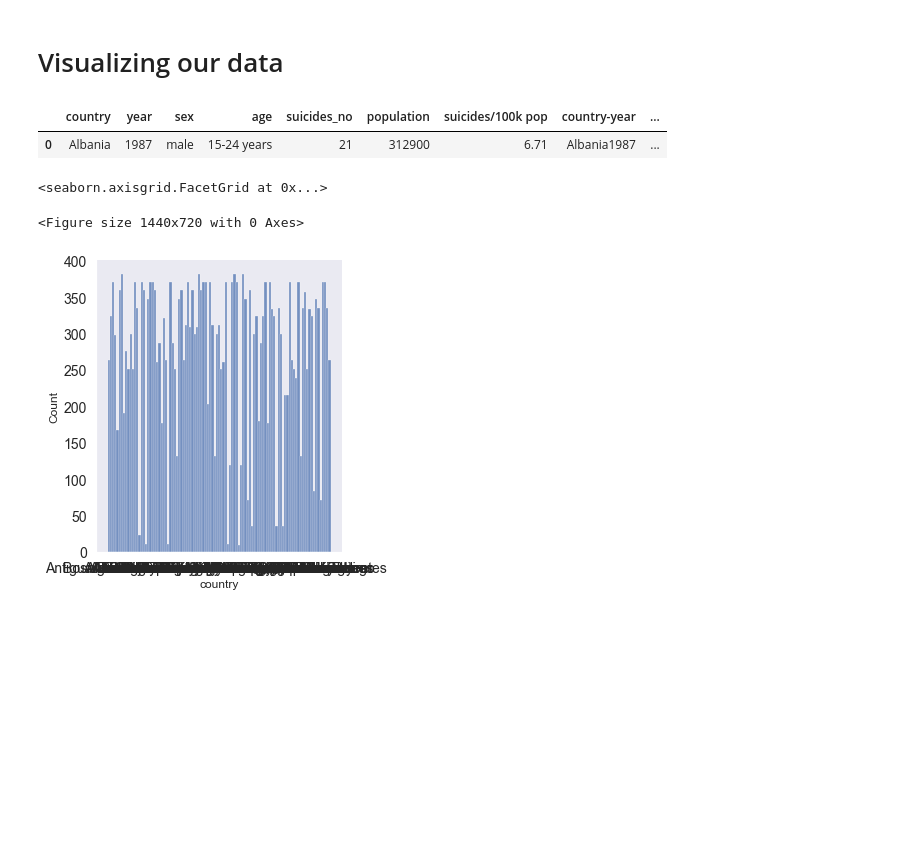
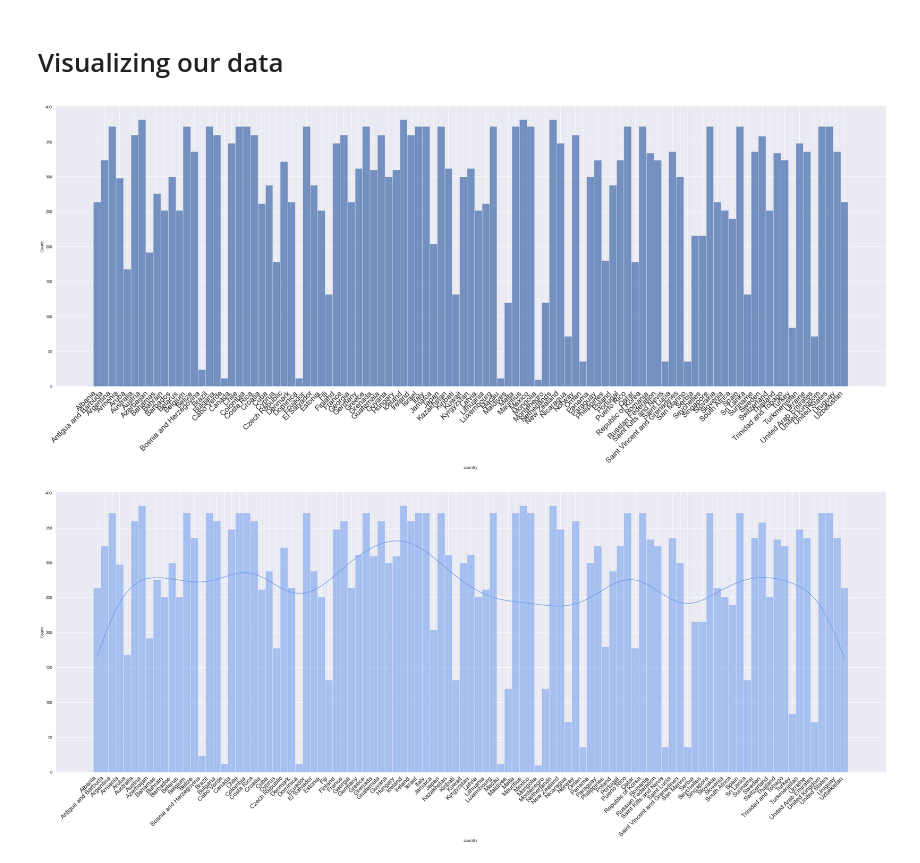
Before and after one commit to majidghassemi/FESR, a Jupyter notebook: suicide-rate.ipynb, the cells around one changed output. Saved outputs shown, nothing was run; the diff lists cells and outputs as text; code cells hidden in the pictures; blank space fills up the shorter version.

```diff
--- a/suicide-rate.ipynb
+++ b/suicide-rate.ipynb
@@ -109,17 +109,27 @@ df.shape
 (27820, 11)
 # %% [markdown]
 # Visualizing our data
-# %%
-df.head(1)
-# %% [output]
-|  | country | year | sex | age | suicides_no | population | suicides/100k pop | country-year | ... |
-| 0 | Albania | 1987 | male | 15-24 years | 21 | 312900 | 6.71 | Albania1987 | ... |
 # %%
 sns.set_palette("magma")
-# %%
-plt.figure(figsize=(20, 10))
-sns.displot(data = df, x = 'country', bins = df.country.nunique())
-# %% [output]
-<seaborn.axisgrid.FacetGrid at 0x...>
-<Figure size 1440x720 with 0 Axes>
-[figure, removed]
+# %%
+sns.displot(data = df, x = 'country', bins = df.country.nunique(), height = 9)
+plt.xticks(
+    rotation=45,
+    horizontalalignment='right',
+    fontweight='light',
+    fontsize='x-large'
+)
+plt.gcf().set_size_inches(36, 12)
+# %% [output]
+[figure, added]
+# %%
+sns.displot(data=df, x='country', bins=df.country.nunique(), height=9, kde = True, color = "cornflowerblue")
+plt.xticks(
+    rotation=45,
+    horizontalalignment='right',
+    fontweight='light',
+    fontsize='x-large'
+)
+plt.gcf().set_size_inches(36, 12)
+# %% [output]
+[figure, added]
```
Also changed, not shown: parts of 12 cells of this notebook.
